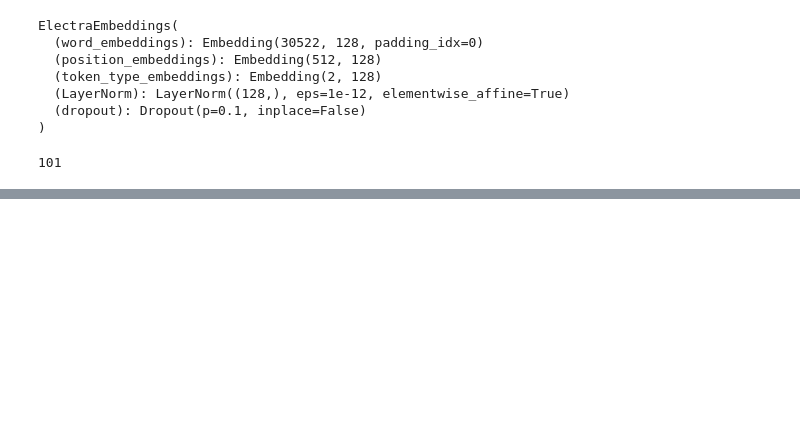
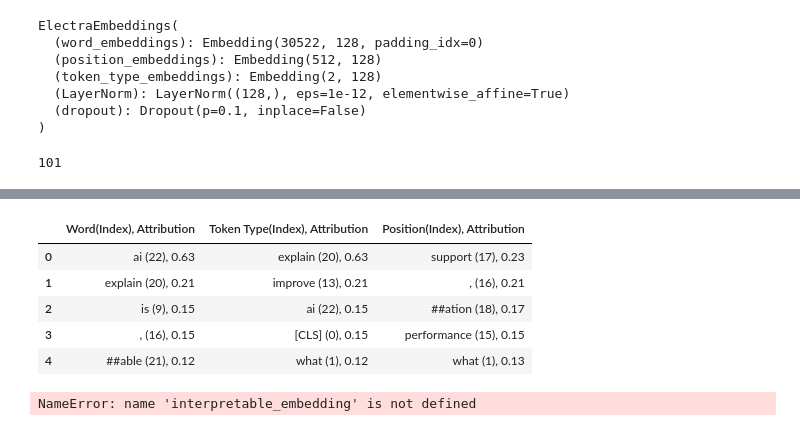
Before and after one commit to Gzk738/GZK_Code, a Jupyter notebook: XAI/Captum/Q@A_captum.ipynb, the cells around one changed output, grey strips where cells are left out. Cells and saved outputs as stored; diff of their text form; code cells hidden in the pictures; blank space fills up the shorter version.

```diff
--- a/XAI/Captum/Q@A_captum.ipynb
+++ b/XAI/Captum/Q@A_captum.ipynb
@@ -266,0 +313,9 @@ TypeError: func() missing 2 required positional arguments: 'a' and 'b'
+# %%
+df_end
+# %% [output]
+|  | Word(Index), Attribution | Token Type(Index), Attribution | Position(Index), Attribution |
+| 0 | ai (22), 0.63 | explain (20), 0.63 | support (17), 0.23 |
+| 1 | explain (20), 0.21 | improve (13), 0.21 | , (16), 0.21 |
+| 2 | is (9), 0.15 | ai (22), 0.15 | ##ation (18), 0.17 |
+| 3 | , (16), 0.15 | [CLS] (0), 0.15 | performance (15), 0.15 |
+| 4 | ##able (21), 0.12 | what (1), 0.12 | what (1), 0.13 |
@@ -266,0 +327,25 @@ TypeError: func() missing 2 required positional arguments: 'a' and 'b'
+# %%
+layer_attrs_start = []
+layer_attrs_end = []
+
+# The token that we would like to examine separately.
+token_to_explain = 23 # the index of the token that we would like to examine more thoroughly
+layer_attrs_start_dist = []
+layer_attrs_end_dist = []
+
+input_embeddings, ref_input_embeddings = construct_whole_bert_embeddings(input_ids, ref_input_ids, \
+                                         token_type_ids=token_type_ids, ref_token_type_ids=ref_token_type_ids, \
+                                         position_ids=position_ids, ref_position_ids=ref_position_ids)
+
+for i in range(model.config.num_hidden_layers):
+    lc = LayerConductance(squad_pos_forward_func2, model.bert.encoder.layer[i])
+    layer_attributions_start = lc.attribute(inputs=input_embeddings, baselines=ref_input_embeddings, additional_forward_args=(attention_mask, 0))
+    layer_attributions_end = lc.attribute(inputs=input_embeddings, baselines=ref_input_embeddings, additional_forward_args=(attention_mask, 1))
+    layer_attrs_start.append(summarize_attributions(layer_attributions_start).cpu().detach().tolist())
+    layer_attrs_end.append(summarize_attributions(layer_attributions_end).cpu().detach().tolist())
+
+    # storing attributions of the token id that we would like to examine in more detail in token_to_explain
+    layer_attrs_start_dist.append(layer_attributions_start[0,token_to_explain,:].cpu().detach().tolist())
+    layer_attrs_end_dist.append(layer_attributions_end[0,token_to_explain,:].cpu().detach().tolist())
+# %% [output]
+NameError: name 'interpretable_embedding' is not defined
```
Also changed, not shown: parts of 12 cells of this notebook, 8 other files.
